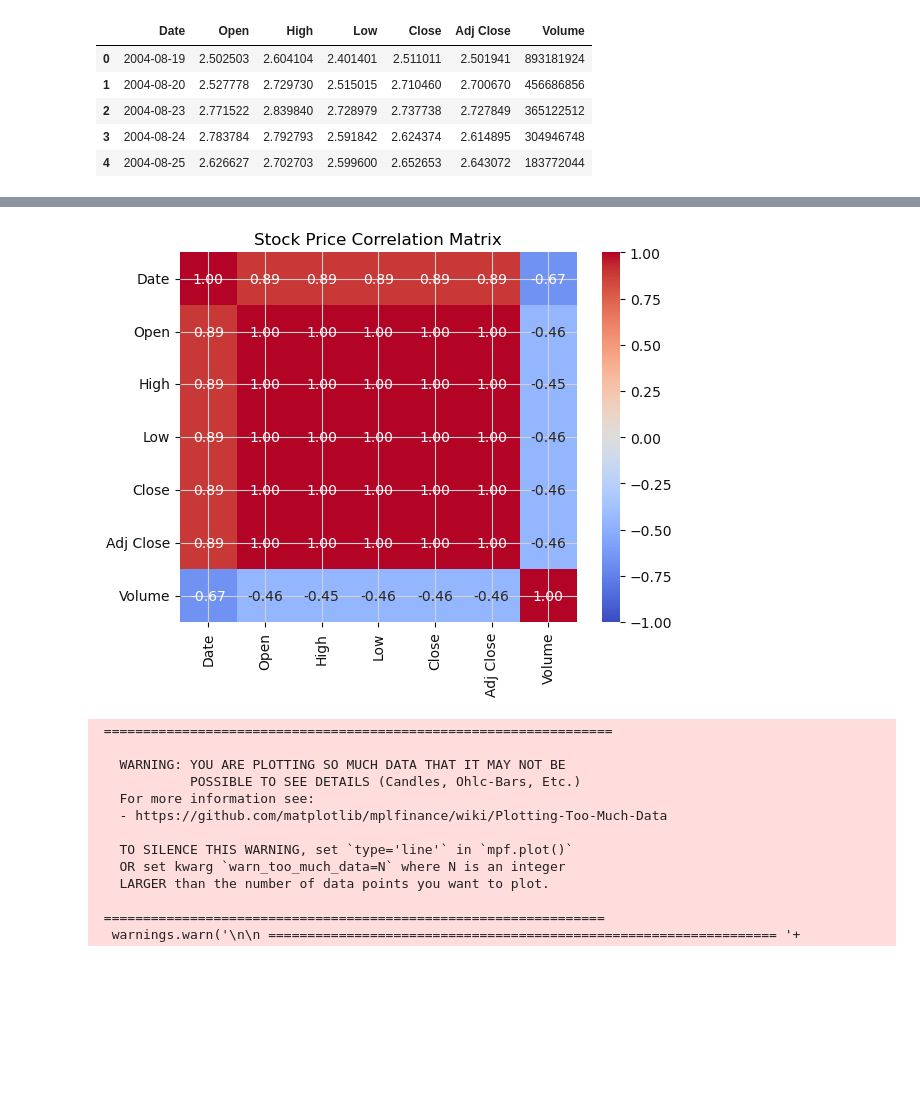
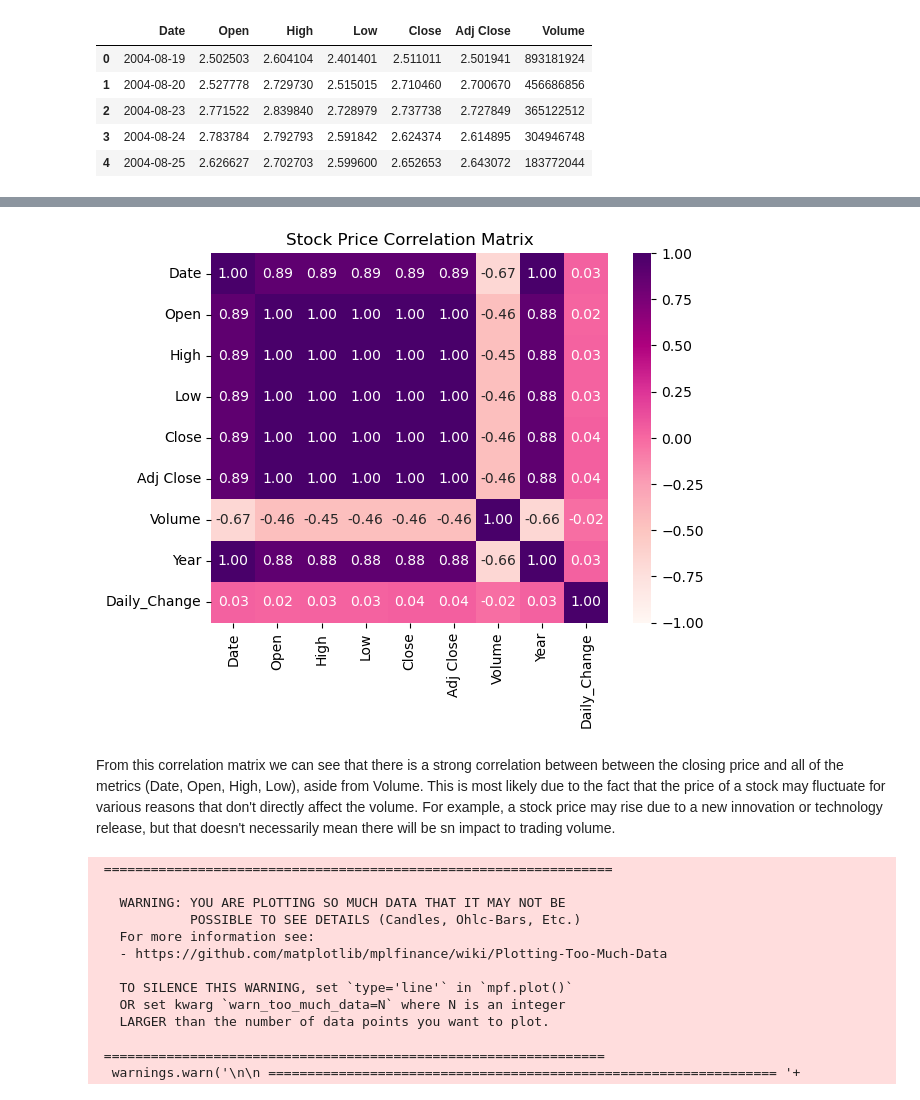
Before and after one commit to jisoawe/ltsm_google_stock, a Jupyter notebook: Google_Stock_LSTM.ipynb, the cells around one changed output, grey strips where cells are left out. Drawn from its saved outputs; the diff is of its cells as text; code cells hidden in the pictures; blank space fills up the shorter version.

```diff
--- a/Google_Stock_LSTM.ipynb
+++ b/Google_Stock_LSTM.ipynb
@@ -25 +32,5 @@ df.head()
+# %%
+df['Year'] = df['Date'].dt.year
+# %%
+df['Daily_Change'] = df['Close'] - df['Open']
 # %%
@@ -54,7 +95,9 @@ plt.show()
 # %%
-corr_matrix = df.corr()
-sns.heatmap(corr_matrix, annot = True, cmap = 'coolwarm', fmt = ".2f", vmin = -1, vmax = 1)
-plt.title("Stock Price Correlation Matrix")
+correlation_matrix = df.corr()
+sns.heatmap(correlation_matrix, annot = True, cmap = 'RdPu', fmt = '.2f', vmin = -1, vmax = 1)
+plt.title('Stock Price Correlation Matrix')
 plt.show()
 # %% [output]
-[figure, old version]
+[figure, new version]
+# %% [markdown]
+From this correlation matrix we can see that there is a strong correlation between between the closing price and all of the metrics (Date, Open, High, Low), aside from Volume. This is most likely due to the fact that the price of a stock may fluctuate for various reasons that don't directly affect the volume. For example, a stock price may rise due to a new innovation or technology release, but that doesn't necessarily mean there will be sn impact to trading volume.
```
Also changed, not shown: parts of 32 cells of this notebook.
